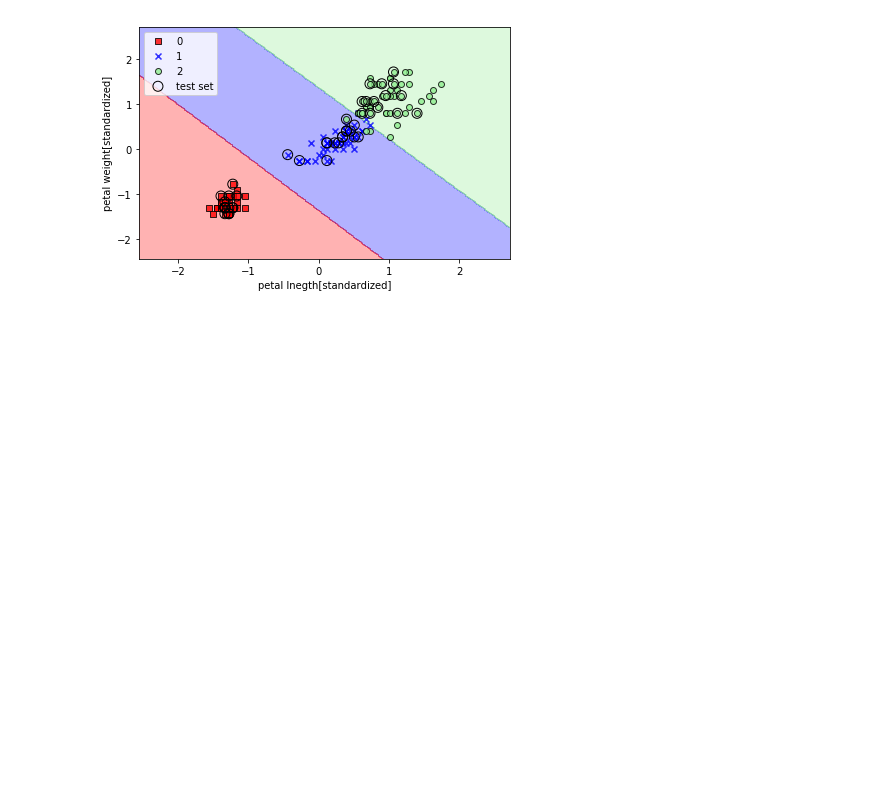
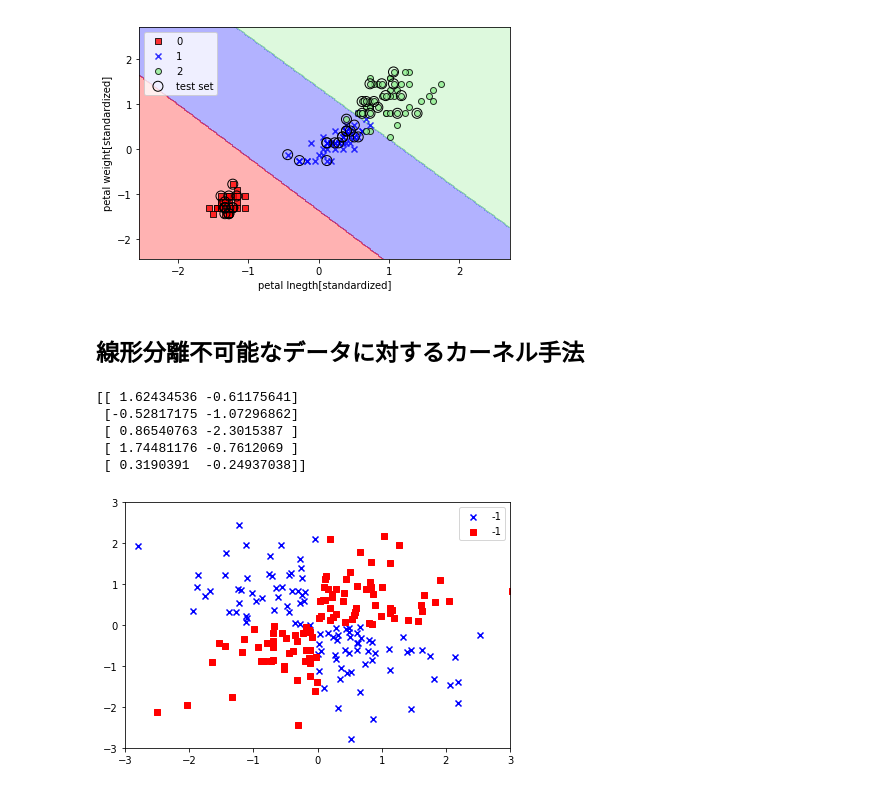
Before and after one commit to Akiyoshi999/Python-Machine-Learning-2nd-Edition, a Jupyter notebook: 3章 分類問題-機械学習ライブラリscikit-learnの活用.ipynb, the cells around one changed output. Cells and saved outputs as stored; diff of their text form; code cells hidden in the pictures; blank space fills up the shorter version.

```diff
--- a/3章 分類問題-機械学習ライブラリscikit-learnの活用.ipynb
+++ b/3章 分類問題-機械学習ライブラリscikit-learnの活用.ipynb
@@ -324,0 +333,35 @@ plt.show()
+# %% [markdown]
+## 線形分離不可能なデータに対するカーネル手法
+# %%
+import matplotlib.pyplot as plt
+import numpy as np
+# 乱数シードを生成
+np.random.seed(1)
+
+# 標準正規分布に従う乱数で200行2列の行列を生成
+X_xor = np.random.randn(200,2)
+print(X_xor[:5,:])
+# 2つの引数に対して排他的論理和を実行
+y_xor = np.logical_xor(X_xor[:,0]>0, X_xor[:,1]>0)
+# 排他的論理和が真の場合は1、偽の場合は-1を割り当てる
+y_xor = np.where(y_xor,1,-1)
+
+# ラベル1を青のxでプロット
+plt.scatter(X_xor[y_xor==1,0],X_xor[y_xor==1,1],
+           c='b',marker='x',label='-1')
+# ラベル-1を赤の四角でプロット
+plt.scatter(X_xor[y_xor==-1,0],X_xor[y_xor==-1,1],
+           c='r',marker='s',label='-1')
+
+plt.xlim([-3,3])
+plt.ylim([-3,3])
+plt.legend(loc='best')
+plt.tight_layout()
+plt.show()
+# %% [output]
+[[ 1.62434536 -0.61175641]
+ [-0.52817175 -1.07296862]
+ [ 0.86540763 -2.3015387 ]
+ [ 1.74481176 -0.7612069 ]
+ [ 0.3190391  -0.24937038]]
+[figure, added]
```
Also changed, not shown: parts of 12 cells of this notebook, 1 other file.
